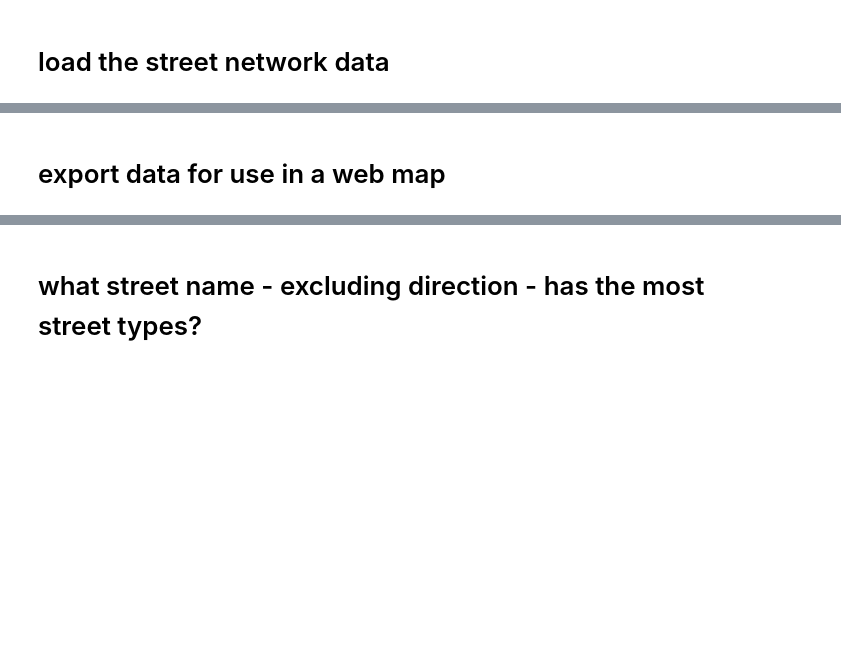
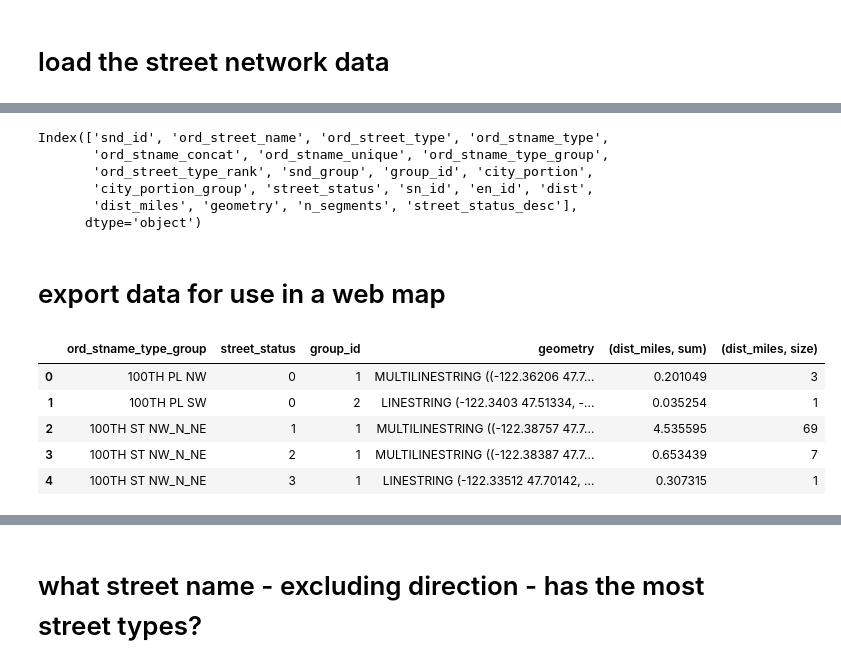
Before and after one commit to mike-babb/seattle_streets, a Jupyter notebook: code/step_05_prepare_graphs_and_stats.ipynb, the cells around one changed output, grey strips where cells are left out. Saved outputs shown, nothing was run; the diff lists cells and outputs as text; code cells hidden in the pictures; blank space fills up the shorter version.

```diff
--- a/code/step_05_prepare_graphs_and_stats.ipynb
+++ b/code/step_05_prepare_graphs_and_stats.ipynb
@@ -55,3 +73 @@ gdf_agg.head()
-# %%
-gdf['n_records'] = 1
 # %%
@@ -70,9 +108,25 @@ gdf.head()
 # %%
 gdf.columns
+# %% [output]
+Index(['snd_id', 'ord_street_name', 'ord_street_type', 'ord_stname_type',
+       'ord_stname_concat', 'ord_stname_unique', 'ord_stname_type_group',
+       'ord_street_type_rank', 'snd_group', 'group_id', 'city_portion',
+       'city_portion_group', 'street_status', 'sn_id', 'en_id', 'dist',
+       'dist_miles', 'geometry', 'n_segments', 'street_status_desc'],
+      dtype='object')
 # %% [markdown]
 # export data for use in a web map
 # %%
-col_names = ['ord_street_name',  'ord_stname_concat', 'street_status', 'group_id', 'dist_miles', 'geometry']
+col_names = ['ord_stname_type_group', 'street_status', 'group_id', 'dist_miles', 'geometry']
 diss_gdf = gdf[col_names].dissolve(by = col_names[:-2:],
                      aggfunc =  ['sum', 'size'], as_index = False)
+# %%
+diss_gdf.head()
+# %% [output]
+|  | ord_stname_type_group | street_status | group_id | geometry | (dist_miles, sum) | (dist_miles, size) |
+| 0 | 100TH PL NW | 0 | 1 | MULTILINESTRING ((-122.36206 47.7... | 0.201049 | 3 |
+| 1 | 100TH PL SW | 0 | 2 | LINESTRING (-122.3403 47.51334, -... | 0.035254 | 1 |
+| 2 | 100TH ST NW_N_NE | 1 | 1 | MULTILINESTRING ((-122.38757 47.7... | 4.535595 | 69 |
+| 3 | 100TH ST NW_N_NE | 2 | 1 | MULTILINESTRING ((-122.38387 47.7... | 0.653439 | 7 |
+| 4 | 100TH ST NW_N_NE | 3 | 1 | LINESTRING (-122.33512 47.70142, ... | 0.307315 | 1 |
 # %%
```
Also changed, not shown: parts of 18 cells of this notebook, 8 other files.
